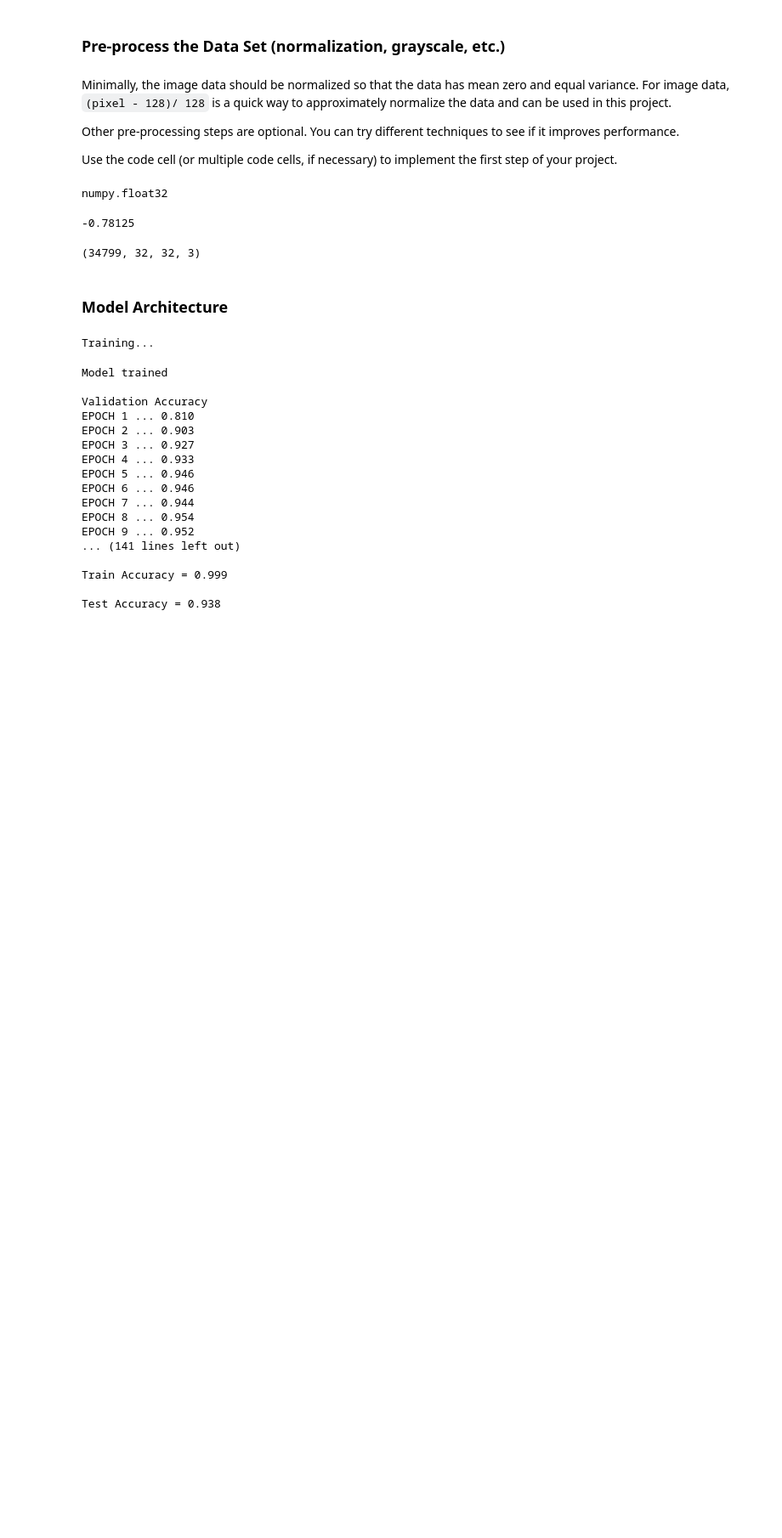
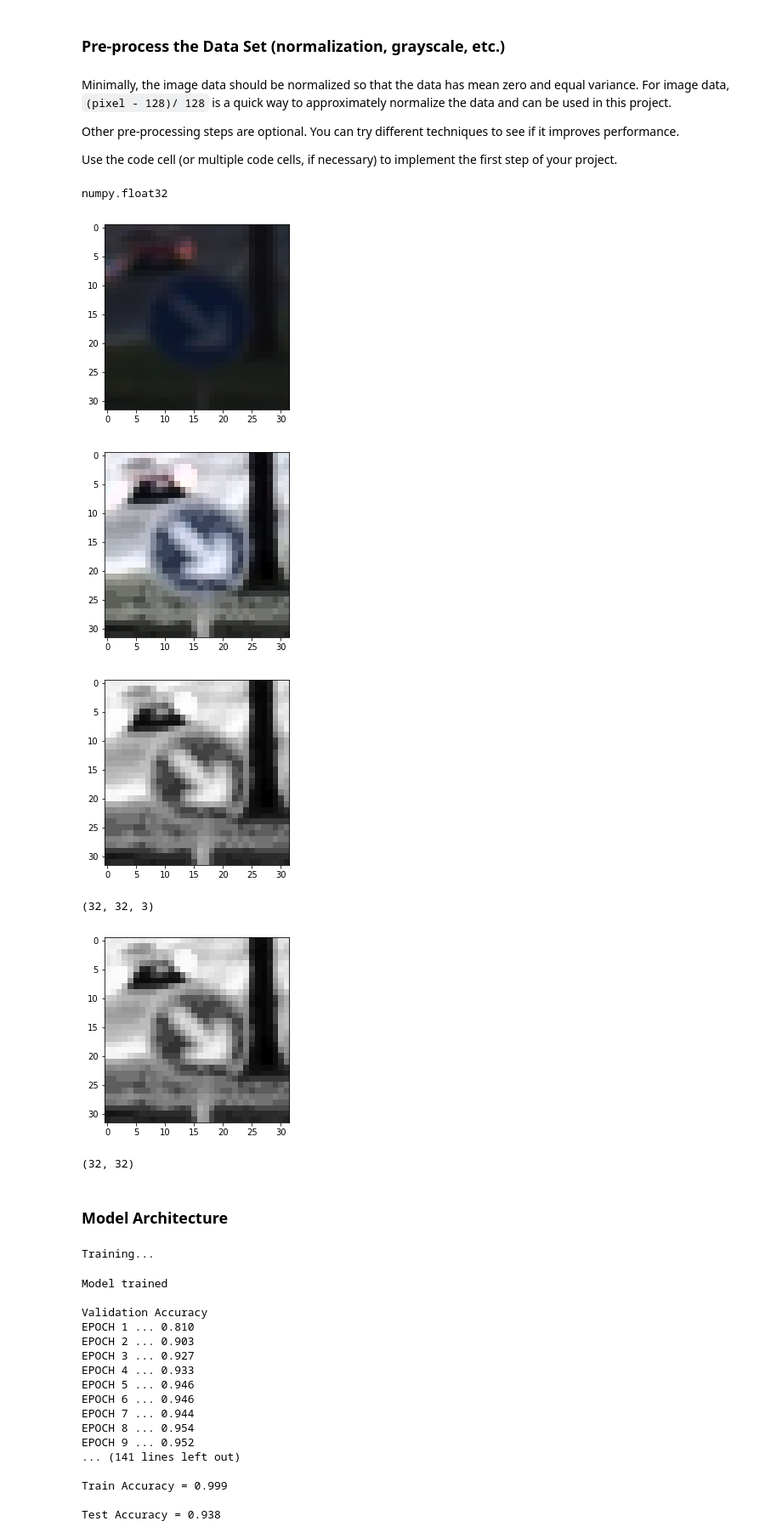
Before and after one commit to Guocheng99/CarND-TrafficSign-P2, a Jupyter notebook: Traffic_Sign_Classifier.ipynb, the cells around one changed output. Shown at 85% size. Saved outputs shown, nothing was run; the diff lists cells and outputs as text; code cells hidden in the pictures; blank space fills up the shorter version.

Commit message:
Histogram Equalization

```diff
--- a/Traffic_Sign_Classifier.ipynb
+++ b/Traffic_Sign_Classifier.ipynb
@@ -164,8 +164,15 @@ import cv2
 def dataPreprocess(imageSets):
     output = np.zeros(imageSets.shape,dtype=np.float32)
     for index, image in enumerate(imageSets):
-        #output[index] = (image.astype(np.float32) - 128)/128 #[-1,1]
-        gray = cv2.cvtColor(cv2.cvtColor(image, cv2.COLOR_RGB2GRAY), cv2.COLOR_GRAY2RGB)
+        # Equalize Y
+        image_yuv = cv2.cvtColor(image, cv2.COLOR_BGR2YUV)
+        img_yuv[:,:,0] = cv2.equalizeHist(img_yuv[:,:,0])
+        image = cv2.cvtColor(img_yuv, cv2.COLOR_YUV2BGR)
+
+        # To Grayscale
+        gray = cv2.cvtColor(cv2.cvtColor(image, cv2.COLOR_RGB2GRAY),
+                            cv2.COLOR_GRAY2RGB) # 3 channels (RGB) --> 1 (gray) --> 3
+        # Normalize to [-1,1]
         output[index] = (gray.astype(np.float32) - 128)/128
 
     return output
@@ -173,18 +180,42 @@ def dataPreprocess(imageSets):
 X_train = dataPreprocess(X_train)
 X_valid = dataPreprocess(X_valid)
 X_test = dataPreprocess(X_test)
-
-type(X_train[0][0][0][0])
 # %% [output]
 numpy.float32
-# %%
-print(X_train[1000][20][20][2])
-X_train.shape
-#plt.imshow(X_train[1000])
-#plt.show()
-# %% [output]
--0.78125
-(34799, 32, 32, 3)
+# %%
+image = X_train[15000]
+plt.imshow(image)
+plt.show()
+
+
+
+img_yuv = cv2.cvtColor(image, cv2.COLOR_BGR2YUV)
+img_yuv[:,:,0] = cv2.equalizeHist(img_yuv[:,:,0])
+img = cv2.cvtColor(img_yuv, cv2.COLOR_YUV2BGR)
+plt.imshow(img)
+plt.show()
+
+gray = cv2.cvtColor(img, cv2.COLOR_RGB2GRAY)
+plt.imshow(gray, cmap='gray')
+plt.show()
+
+gray2 = cv2.cvtColor(gray, cv2.COLOR_GRAY2RGB)
+print(gray2.shape)
+plt.imshow(gray2, cmap='gray')
+plt.show()
+
+
+print(X_train[1000][:,:,0].shape)
+# X_train.shape
+#plt.imshow(X_train[3000])
+#plt.show()
+# %% [output]
+[figure, added]
+[figure, added]
+[figure, added]
+(32, 32, 3)
+[figure, added]
+(32, 32)
 # %% [markdown]
 ### Model Architecture
 # %%
```
Also changed, not shown: parts of 1 cell of this notebook.
